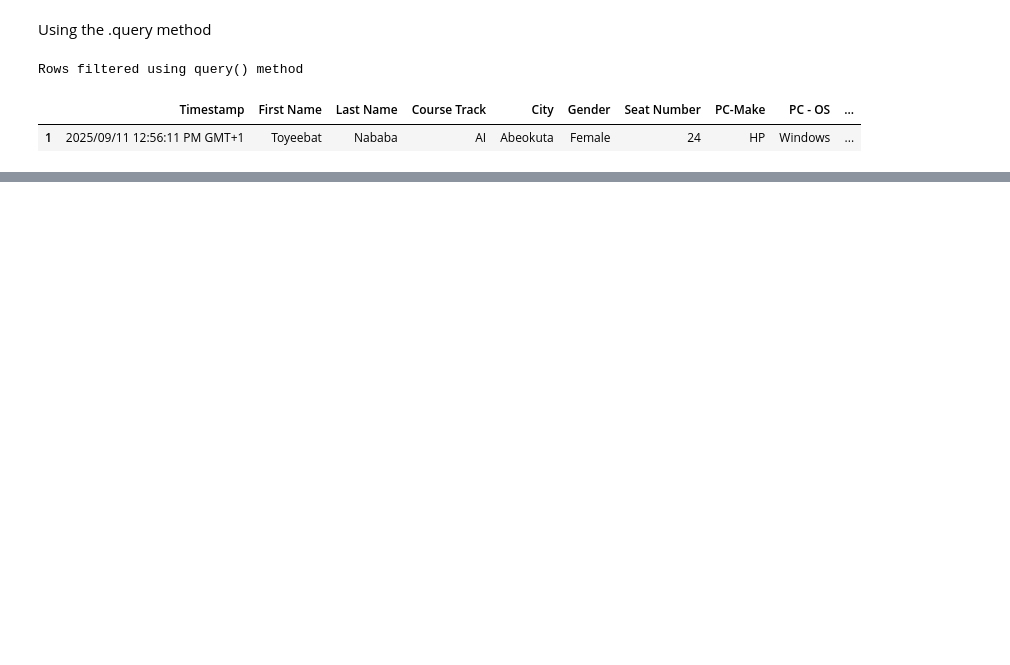
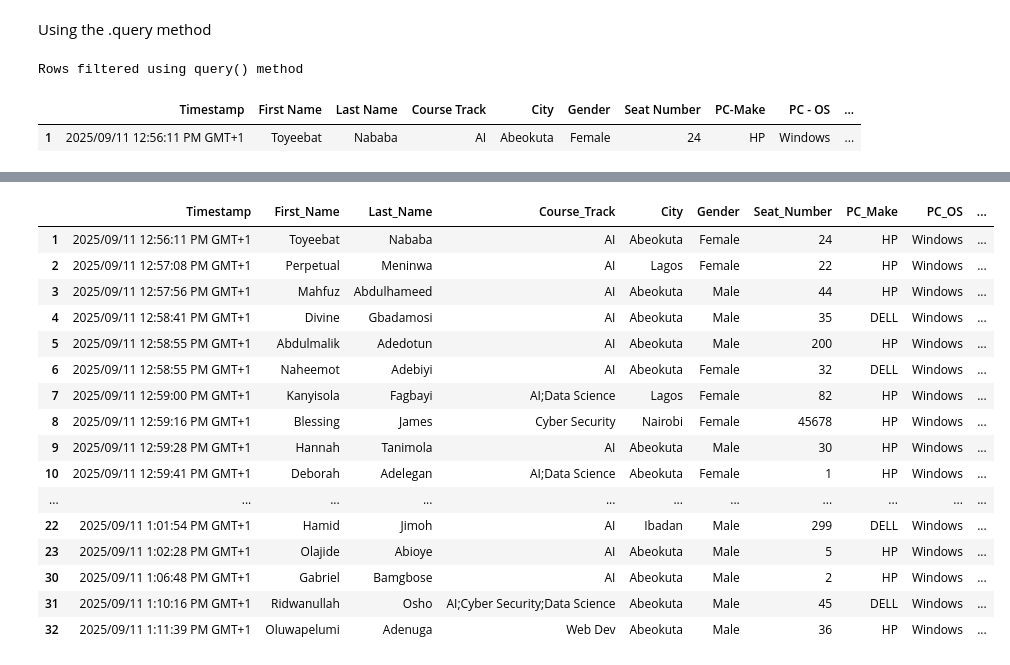
Before and after one commit to KudoroEsther/Files-Data_Analysis-, a Jupyter notebook: Pandas/UnderstandingPandas.ipynb, the cells around one changed output, grey strips where cells are left out. Cells and saved outputs as stored; diff of their text form; code cells hidden in the pictures; blank space fills up the shorter version.

```diff
--- a/Pandas/UnderstandingPandas.ipynb
+++ b/Pandas/UnderstandingPandas.ipynb
@@ -414,0 +419,6 @@ Rows filtered using query() method
+# %%
+df.columns = df.columns.str.replace("-", " ")
+# %%
+df.columns = df.columns.str.replace(" ", "_")
+# %%
+df.columns= df.columns.str.replace("PC___OS", "PC_OS ")
@@ -414,0 +447,22 @@ Rows filtered using query() method
+# %%
+hp_dell = df.query("PC_Make in ['HP','DELL']")
+print("Rows where pc make is either HP or DELL")
+hp_dell
+# %% [output]
+|  | Timestamp | First_Name | Last_Name | Course_Track | City | Gender | Seat_Number | PC_Make | PC_OS | ... |
+| 1 | 2025/09/11 12:56:11 PM GMT+1 | Toyeebat | Nababa | AI | Abeokuta | Female | 24 | HP | Windows | ... |
+| 2 | 2025/09/11 12:57:08 PM GMT+1 | Perpetual | Meninwa | AI | Lagos | Female | 22 | HP | Windows | ... |
+| 3 | 2025/09/11 12:57:56 PM GMT+1 | Mahfuz | Abdulhameed | AI | Abeokuta | Male | 44 | HP | Windows | ... |
+| 4 | 2025/09/11 12:58:41 PM GMT+1 | Divine | Gbadamosi | AI | Abeokuta | Male | 35 | DELL | Windows | ... |
+| 5 | 2025/09/11 12:58:55 PM GMT+1 | Abdulmalik | Adedotun | AI | Abeokuta | Male | 200 | HP | Windows | ... |
+| 6 | 2025/09/11 12:58:55 PM GMT+1 | Naheemot | Adebiyi | AI | Abeokuta | Female | 32 | DELL | Windows | ... |
+| 7 | 2025/09/11 12:59:00 PM GMT+1 | Kanyisola | Fagbayi | AI;Data Science | Lagos | Female | 82 | HP | Windows | ... |
+| 8 | 2025/09/11 12:59:16 PM GMT+1 | Blessing | James | Cyber Security | Nairobi | Female | 45678 | HP | Windows | ... |
+| 9 | 2025/09/11 12:59:28 PM GMT+1 | Hannah | Tanimola | AI | Abeokuta | Male | 30 | HP | Windows | ... |
+| 10 | 2025/09/11 12:59:41 PM GMT+1 | Deborah | Adelegan | AI;Data Science | Abeokuta | Female | 1 | HP | Windows | ... |
+| ... | ... | ... | ... | ... | ... | ... | ... | ... | ... | ... |
+| 22 | 2025/09/11 1:01:54 PM GMT+1 | Hamid | Jimoh | AI | Ibadan | Male | 299 | DELL | Windows | ... |
+| 23 | 2025/09/11 1:02:28 PM GMT+1 | Olajide | Abioye | AI | Abeokuta | Male | 5 | HP | Windows | ... |
+| 30 | 2025/09/11 1:06:48 PM GMT+1 | Gabriel | Bamgbose | AI | Abeokuta | Male | 2 | HP | Windows | ... |
+| 31 | 2025/09/11 1:10:16 PM GMT+1 | Ridwanullah | Osho | AI;Cyber Security;Data Science | Abeokuta | Male | 45 | DELL | Windows | ... |
+| 32 | 2025/09/11 1:11:39 PM GMT+1 | Oluwapelumi | Adenuga | Web Dev | Abeokuta | Male | 36 | HP | Windows | ... |
```
Also changed, not shown: parts of 6 cells of this notebook.
